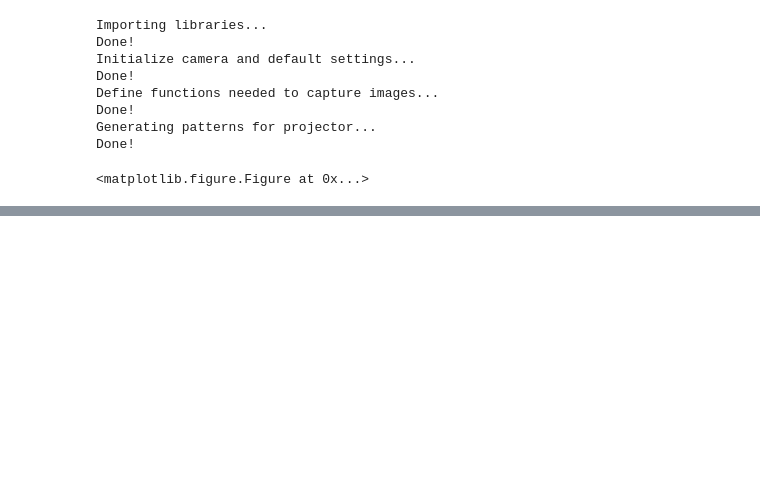
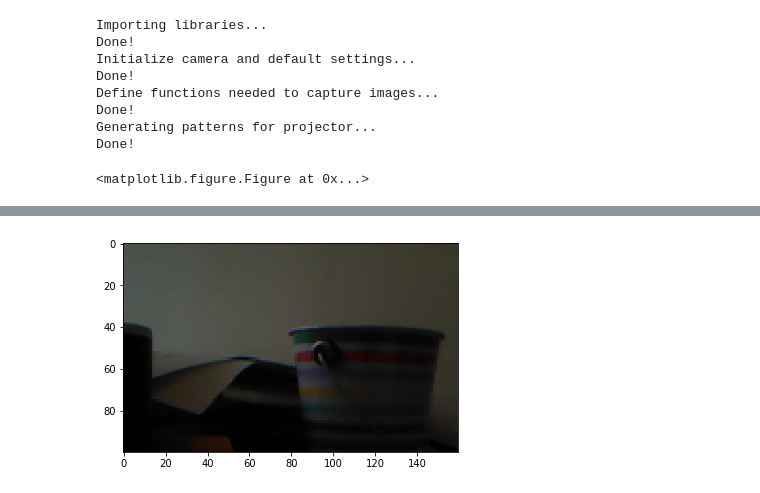
Before and after one commit to lzmunch/beaglebone-imaging, a Jupyter notebook: notebook/part5_3_hdr.ipynb, the cells around one changed output, grey strips where cells are left out. Cells and saved outputs as stored; diff of their text form; code cells hidden in the pictures; blank space fills up the shorter version.

```diff
--- a/notebook/part5_3_hdr.ipynb
+++ b/notebook/part5_3_hdr.ipynb
@@ -302,0 +304,4 @@ green
+# %%
+plt.imshow(1.0*color_image/30); plt.show();
+# %% [output]
+[figure, added]
```
Also changed, not shown: parts of 12 cells of this notebook.
